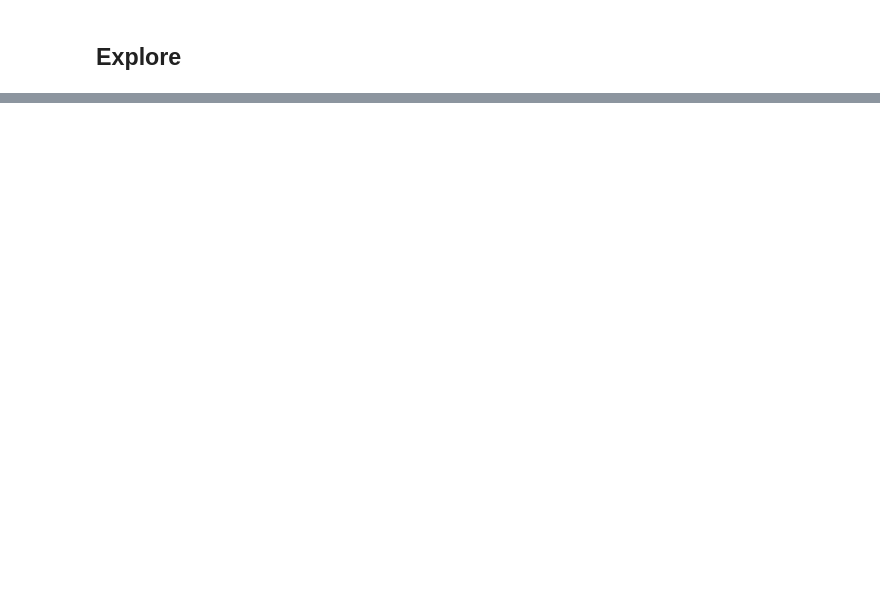
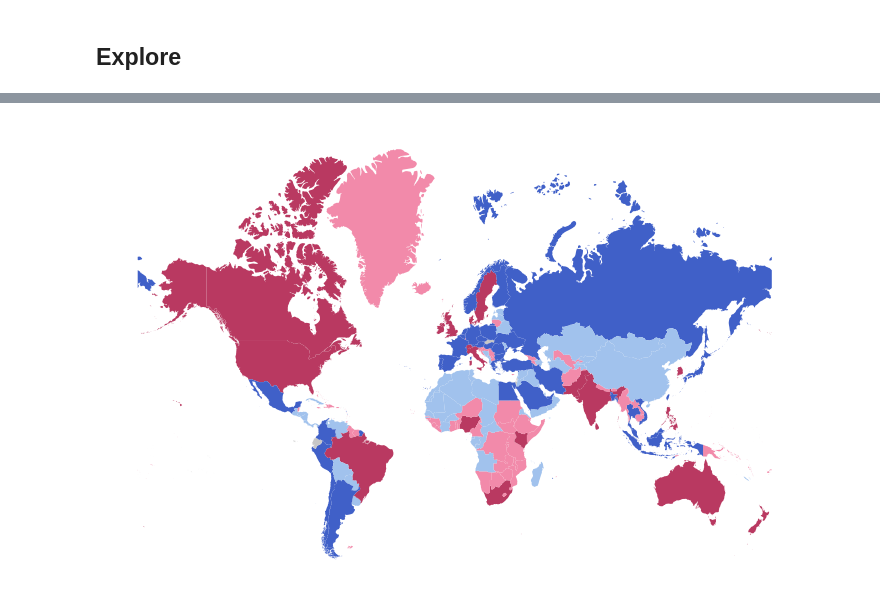
Before and after one commit to Lisa-Ho/30-day-map-challenge, a Jupyter notebook: 2025/day3-opposites/googles-search-opposites.ipynb, the cells around one changed output, grey strips where cells are left out. Cells and saved outputs as stored; diff of their text form; code cells hidden in the pictures; blank space fills up the shorter version.

```diff
--- a/2025/day3-opposites/googles-search-opposites.ipynb
+++ b/2025/day3-opposites/googles-search-opposites.ipynb
@@ -86,2 +94,8 @@ def get_alpha_3(name):
         }
         return manual_map.get(name, None)
+# %%
+#get list of files
+folder_path = os.getcwd()
+csv_files = glob.glob(os.path.join(folder_path, '*.csv'))
+files = pd.DataFrame(csv_files).rename(columns={0: "filepath"})
+files["filename"] = [i.replace(folder_path + "\\", "").replace(".csv", "") for i in files["filepath"]]
@@ -118,0 +219,7 @@ df
+# %%
+# Load world countries map and merge with data file
+gdf = gpd.GeoDataFrame.from_file(
+    os.path.join(gdata_root,
+                 'natural-earth\\ne_50m_admin_0_countries\\ne_50m_admin_0_countries.shp'))
+gdf = pd.merge(gdf, df, left_on="ADM0_A3", right_on="ISO_a3_for_merge", how="left")
+gdf[gdf["low_volume"].isna()][["ADM0_A3"]]
@@ -120,0 +308,12 @@ df
+# %%
+### plot map based on bivariate choropleth
+fig, ax = plt.subplots(figsize=(9,9))
+
+gdf = gdf.to_crs(3857)
+gdf.plot(column="color_group_n", cmap=cmap,
+         ax=ax)
+
+ax.axis("off")
+plt.show()
+# %% [output]
+[figure, added]
```
Also changed, not shown: parts of 21 cells of this notebook.
